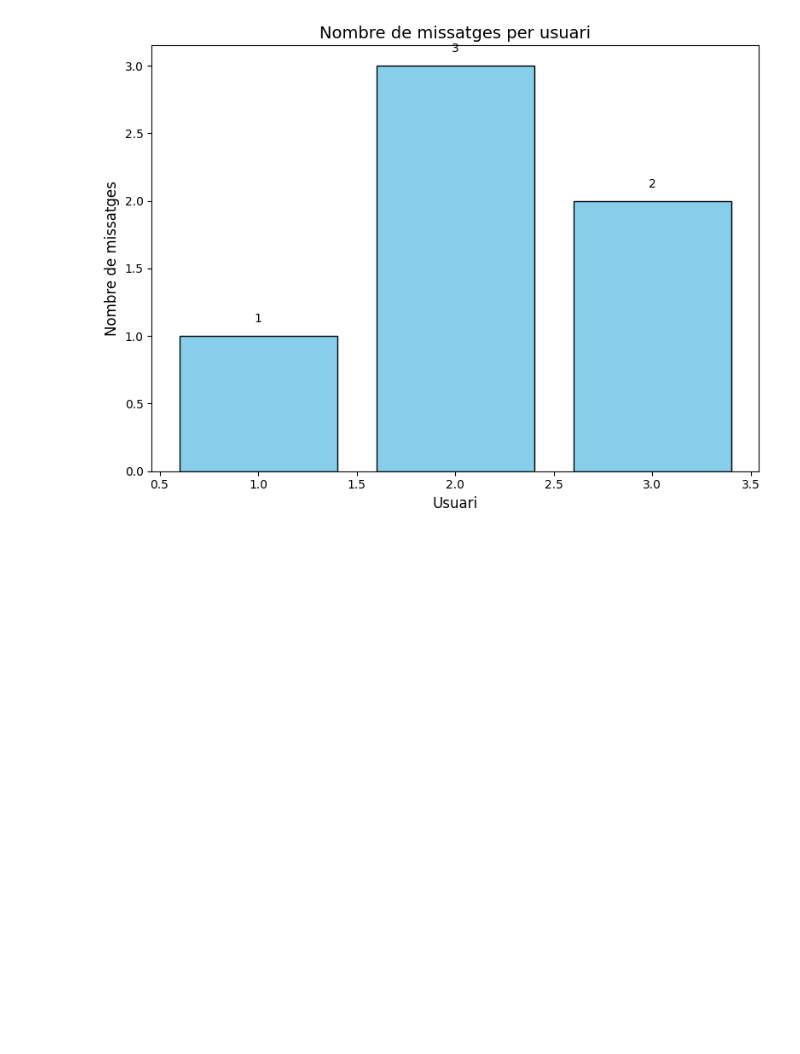
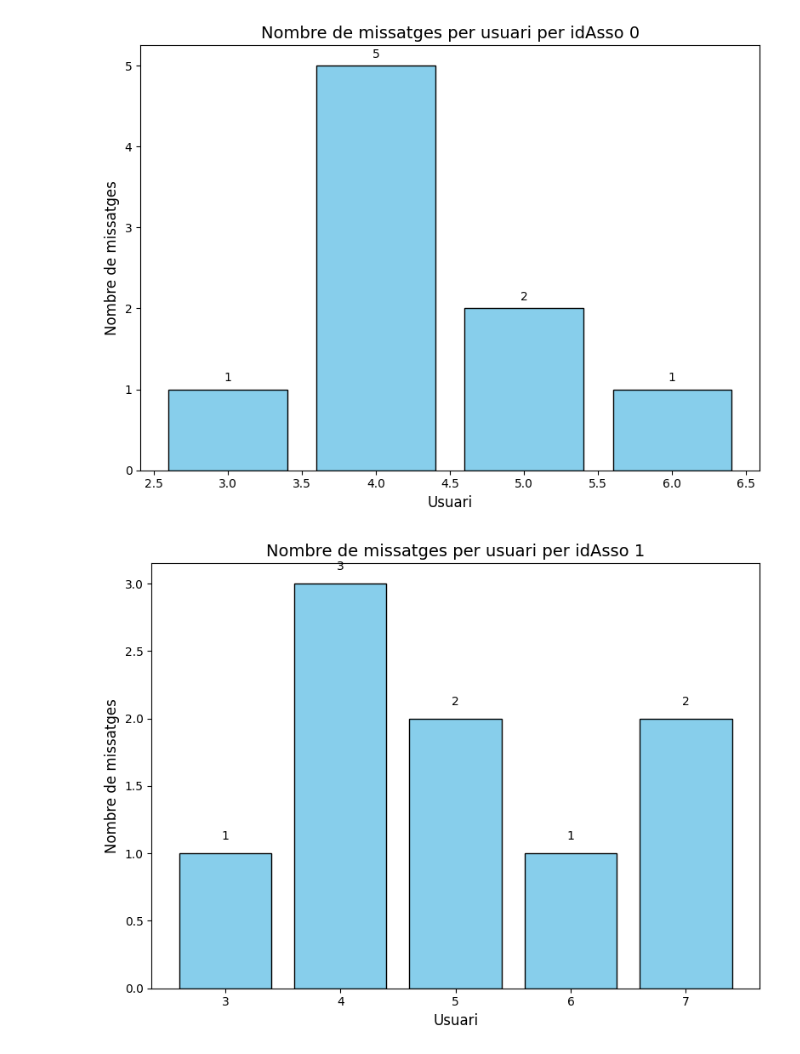
Before and after one commit to inspedralbes/tr2-24-25-front-back-tr2_gr1, a Jupyter notebook: back/services/stats/chatStats.ipynb, the cells around one changed output. Drawn from its saved outputs; the diff is of its cells as text; code cells hidden in the pictures; blank space fills up the shorter version.

Commit message:
Stats python

```diff
--- a/back/services/stats/chatStats.ipynb
+++ b/back/services/stats/chatStats.ipynb
@@ -1,44 +1,53 @@
 # %%
 import matplotlib.pyplot as plt
+import pandas as pd
 import json
 import os
 from datetime import datetime
 
 # Llegim el fitxer JSON amb les dades del xat
 with open("messages.json", "r") as f:
     dades = json.load(f)
 
-# Extraurem els noms dels usuaris i el nombre de missatges
-usuaris = [item["idUser"] for item in dades]  # Llista de noms d'usuaris
-n_messages = [usuaris.count(user) for user in set(usuaris)]  # Nombre de missatges per usuari
-usuaris_unics = list(set(usuaris))  # Llista d'usuaris únics
+# Convertim les dades a un DataFrame de pandas
+df = pd.DataFrame(dades)
 
-# Generem el gràfic de barres
-plt.figure(figsize=(8, 6))  # Definim la mida del gràfic
-plt.bar(usuaris_unics, n_messages, color='skyblue', edgecolor='black')  # Gràfic de barres
-
-# Afegim títol i etiquetes
-plt.title("Nombre de missatges per usuari", fontsize=14)
-plt.xlabel("Usuari", fontsize=12)
-plt.ylabel("Nombre de missatges", fontsize=12)
-
-# Afegim valors sobre les barres
-for i, v in enumerate(n_messages):
-    plt.text(usuaris_unics[i], v + 0.1, str(int(v)), ha='center', fontsize=10)  # Mostrem el valor a sobre de cada barra
+# Obtenim els valors únics de idAsso
+idAsso_unics = df['idAsso'].unique()
 
 # Assegura't que la carpeta statImages existeix
 if not os.path.exists('statImages'):
     os.makedirs('statImages')
 
-# Genera un nom únic per al fitxer basat en la data i l'hora actuals
-timestamp = datetime.now().strftime("%Y%m%d_%H%M%S")
-filename = f'statImages/grafic_{timestamp}.png'
+# Generem un gràfic per a cada idAsso
+for idAsso in idAsso_unics:
+    df_filtrat = df[df['idAsso'] == idAsso]
+    usuaris = df_filtrat['idUser']
+    n_messages = usuaris.value_counts()
 
-# Guarda el gràfic a la carpeta statImages
-plt.savefig(filename)
+    # Generem el gràfic de barres
+    plt.figure(figsize=(8, 6))  # Definim la mida del gràfic
+    plt.bar(n_messages.index, n_messages.values, color='skyblue', edgecolor='black')  # Gràfic de barres
 
-# Mostrem el gràfic
-plt.tight_layout()  # Ajustem automàticament els marges
-plt.show()
+    # Afegim títol i etiquetes
+    plt.title(f"Nombre de missatges per usuari per idAsso {idAsso}", fontsize=14)
+    plt.xlabel("Usuari", fontsize=12)
+    plt.ylabel("Nombre de missatges", fontsize=12)
+
+    # Afegim valors sobre les barres
+    for i, v in enumerate(n_messages.values):
+        plt.text(n_messages.index[i], v + 0.1, str(int(v)), ha='center', fontsize=10)  # Mostrem el valor a sobre de cada barra
+
+    # Genera un nom únic per al fitxer basat en la data i l'hora actuals
+    timestamp = datetime.now().strftime("%Y%m%d_%H%M%S")
+    filename = f'statImages/grafic_{idAsso}_{timestamp}.png'
+
+    # Guarda el gràfic a la carpeta statImages
+    plt.savefig(filename)
+
+    # Mostrem el gràfic
+    plt.tight_layout()  # Ajustem automàticament els marges
+    plt.show()
 # %% [output]
-[figure, old version]
+[figure, new version]
+[figure, added]
```
Also changed, not shown: 4 other files.
